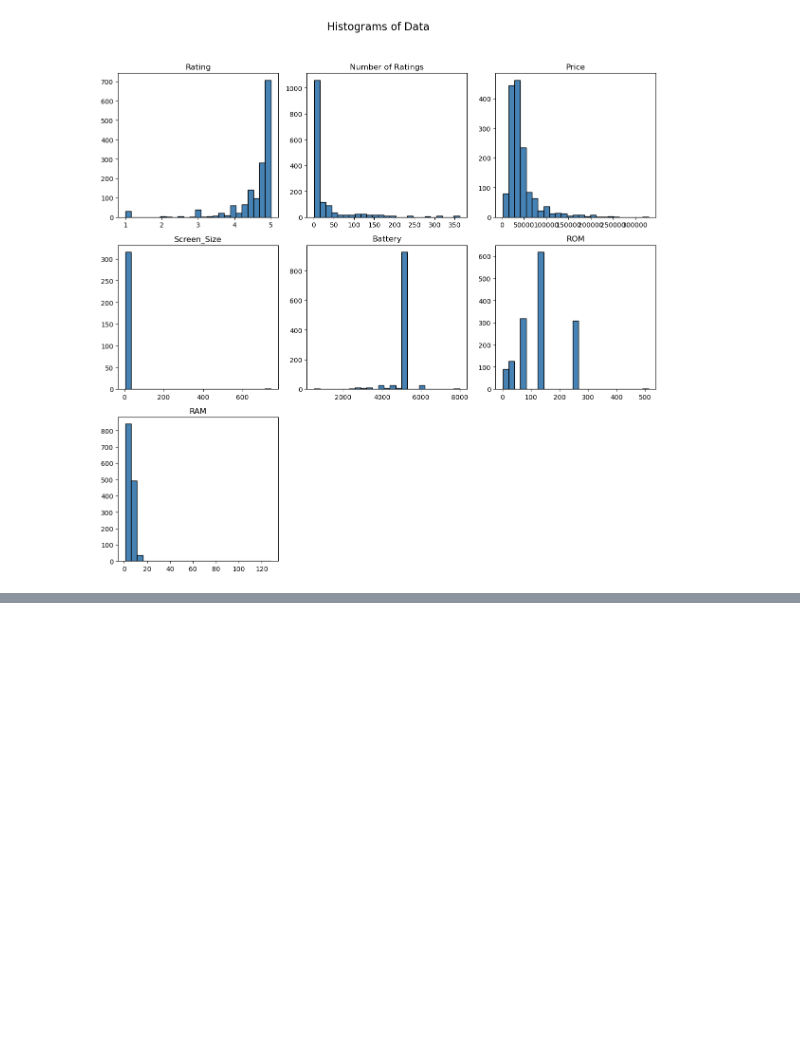
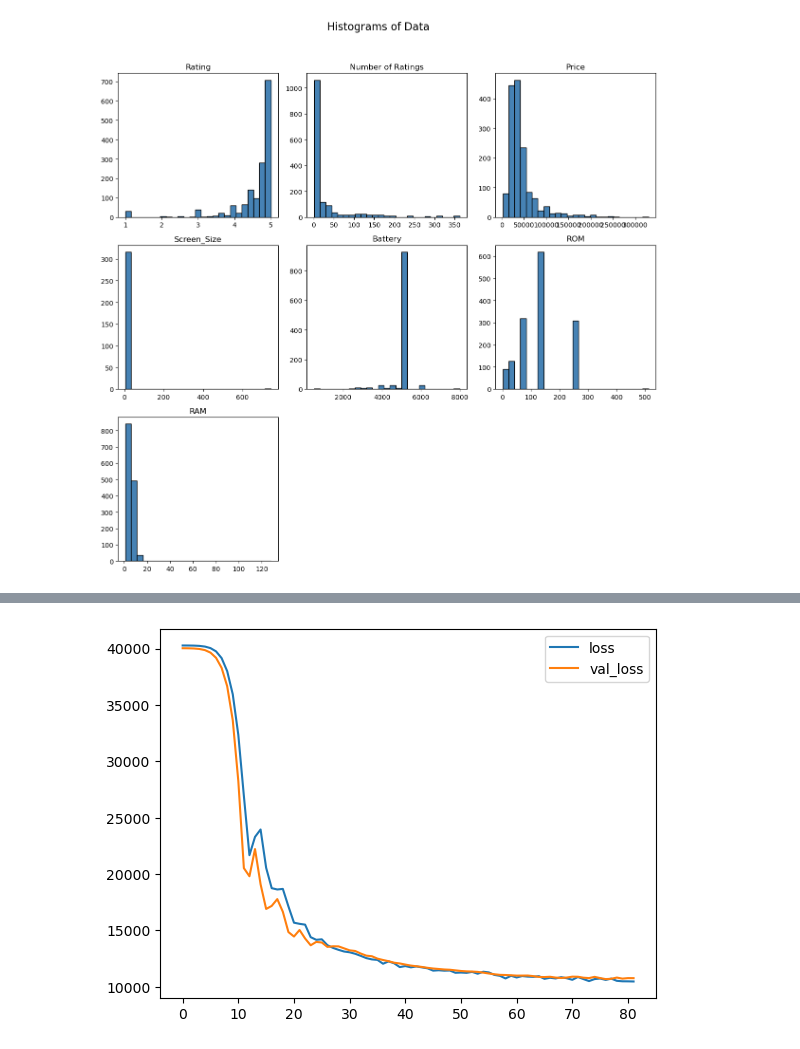
Before and after one commit to AbdulRafay03/Daraz-Moblies-Price-Prediction, a Jupyter notebook: daraz_phones.ipynb, the cells around one changed output, grey strips where cells are left out. Drawn from its saved outputs; the diff is of its cells as text; code cells hidden in the pictures; blank space fills up the shorter version.

```diff
--- a/daraz_phones.ipynb
+++ b/daraz_phones.ipynb
@@ -312,0 +424,2 @@ IsolationForest does not accept missing values encoded as NaN natively. For supe
+# %%
+y = df.pop('Price')
@@ -312,0 +445,5 @@ IsolationForest does not accept missing values encoded as NaN natively. For supe
+# %%
+from sklearn.preprocessing import StandardScaler
+sc= StandardScaler()
+x = sc.fit_transform(x)
+x
@@ -312,0 +542,34 @@ IsolationForest does not accept missing values encoded as NaN natively. For supe
+# %%
+X_train_temp, X_test, y_train_temp, y_test = train_test_split(x, y, test_size=0.2, random_state=42)
+X_train, X_val, y_train, y_val = train_test_split(X_train_temp, y_train_temp, test_size=0.1, random_state=42)
+# %%
+from tensorflow import keras
+from keras import layers
+from tensorflow.keras import callbacks
+from tensorflow.keras.layers import Dropout
+
+early_stopping = callbacks.EarlyStopping(
+    min_delta = 0.001,
+    patience = 5,
+    restore_best_weights = True
+)
+
+model = keras.Sequential([
+    layers.Dense(units = 32 , activation= 'relu' , input_shape = (6,) ),
+    layers.Dense(units = 64 , activation= 'relu'),
+    layers.Dropout(0.2),
+    layers.Dense(units = 128 , activation= 'relu'),
+    layers.Dense(units = 256 , activation= 'relu'),
+    layers.Dropout(0.2),
+    layers.Dense(units = 512 , activation= 'relu'),
+    layers.Dense(units = 1024 , activation= 'relu'),
+    layers.Dropout(0.2),
+    layers.Dense(units = 1024 , activation= 'relu'),
+    layers.Dense(units = 1 , activation= 'linear')
+
+])
+model.compile(loss= 'mae' , optimizer = 'adam')
+history = model.fit(X_train , y_train ,
+                    validation_data = (X_val , y_val),
+                    epochs=100 , batch_size=512 ,
+                    callbacks=[early_stopping])
@@ -312,0 +594,5 @@ IsolationForest does not accept missing values encoded as NaN natively. For supe
+# %%
+history_df = pd.DataFrame(history.history)
+history_df.loc[:, ['loss', 'val_loss']].plot()
+print("Minimum Validation Loss: {:0.4f}".format(history_df['val_loss'].min()));
+# %% [output]
@@ -312,0 +600 @@ IsolationForest does not accept missing values encoded as NaN natively. For supe
+[figure, added]
```
Also changed, not shown: parts of 23 cells of this notebook.
